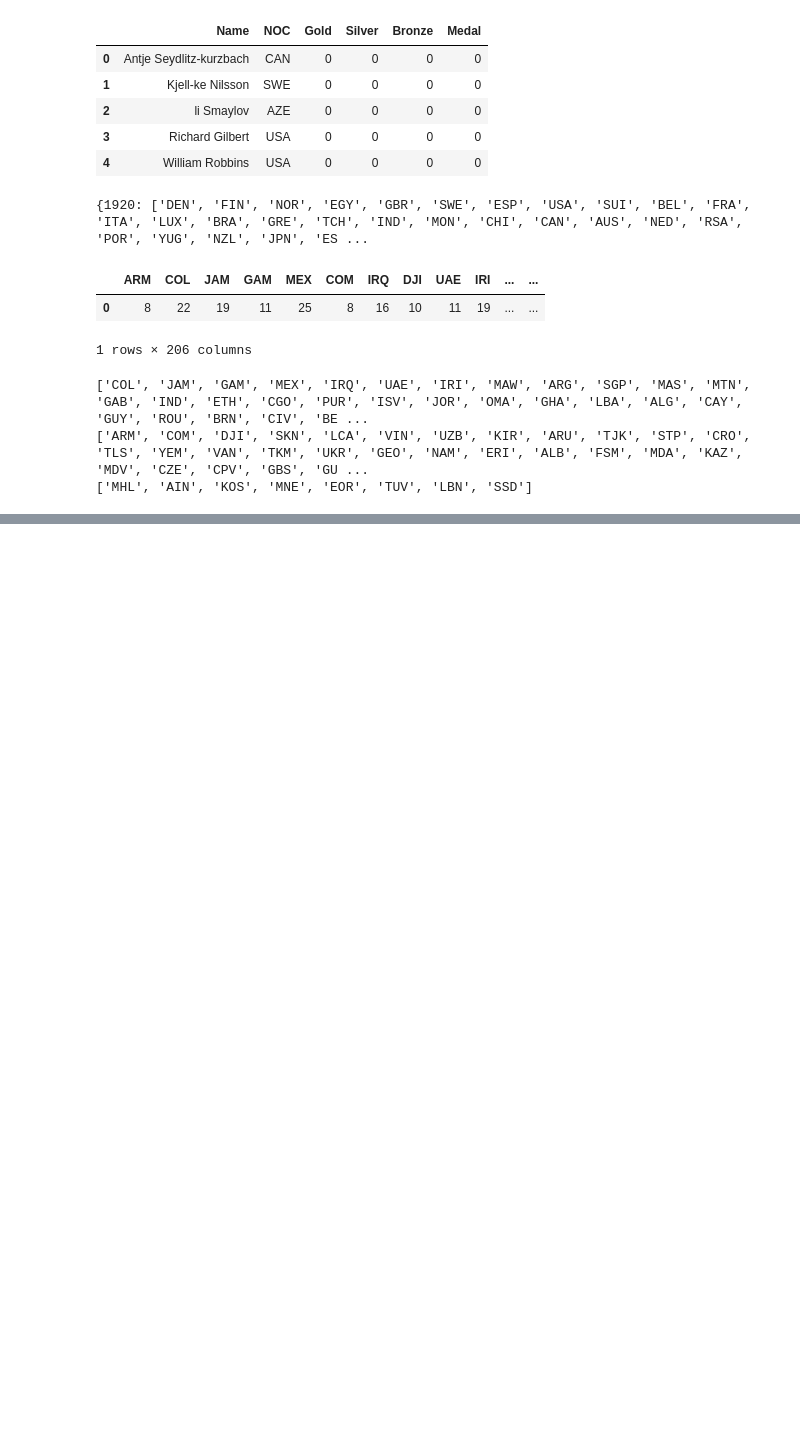
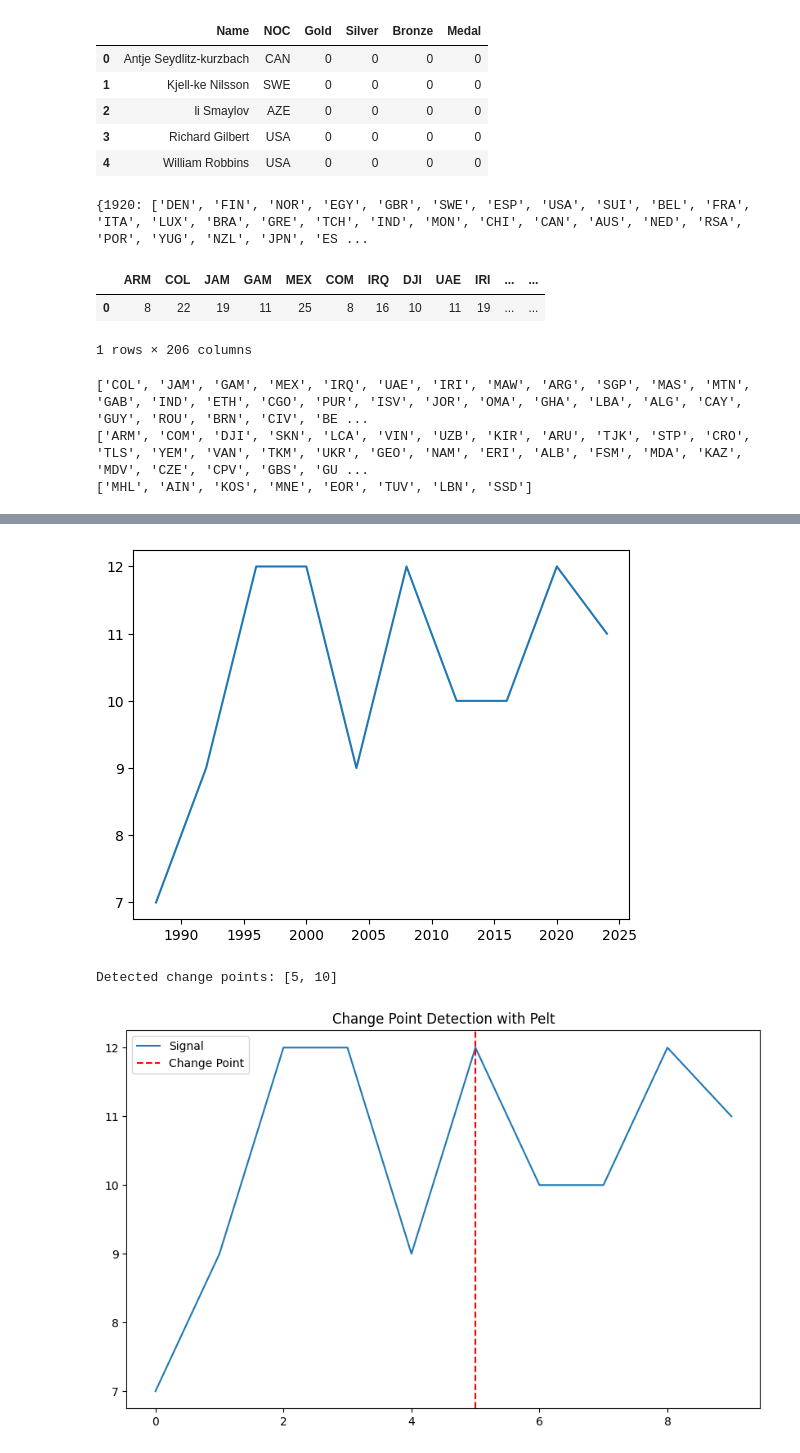
Before and after one commit to VicissitudeChat9619/MCM_Document, a Jupyter notebook: code/class.ipynb, the cells around one changed output, grey strips where cells are left out. Drawn from its saved outputs; the diff is of its cells as text; code cells hidden in the pictures; blank space fills up the shorter version.

```diff
--- a/code/class.ipynb
+++ b/code/class.ipynb
@@ -436,0 +441,2 @@ MSE=9.794409334265037
+# %%
+noc_g=data.groupby('NOC')
@@ -436,0 +459,72 @@ MSE=9.794409334265037
+# %%
+def pelt(signal):
+    # 使用 Pelt 算法检测变化点
+    model = "l2"  # 损失函数，使用欧几里得距离
+    algo = rpt.Pelt(model=model).fit(signal)
+    penalty = 1  # 惩罚参数 beta
+    change_points = algo.predict(pen=penalty)
+
+    # 输出变化点
+    print("Detected change points:", change_points)
+
+    # 可视化
+    plt.figure(figsize=(10, 6))
+    plt.plot(signal, label="Signal")
+    for cp in change_points[:-1]:  # 不包含最后一个点
+        plt.axvline(x=cp, color="red", linestyle="--", label="Change Point")
+    plt.legend()
+    plt.title("Change Point Detection with Pelt")
+    plt.show()
+    return change_points
+
+
+# NOC为国家代码
+def func(NOC, sport_name):
+    # 参数NOC,sport_name表示要某个国家的某个运动的获奖分析
+    # 获得该国的运动员历史数据
+    noc_data = noc_g.get_group(NOC)
+
+    # 获得该国参参加过的运动项目
+    noc_sport = set(list(noc_data["Sport"]))
+
+    # 按照运动项目分组
+    noc_sport_g = noc_data.groupby("Sport")
+
+    # 遍历所有参加过的运动项目得到该项目每届获得的总奖牌数
+    # 设置集合，key为运动项目名称，值为运动项目每一届的获奖情况
+    summer_sport_medals = {i: [] for i in noc_sport}
+    # 设置集合，key为运动项目名称，值为运动项目参与的年份
+    summer_sport_years = {i: [] for i in noc_sport}
+    for sport in noc_sport:
+        # 获得该国该项目每届每个运动员的获奖情况：
+        noc_sport_data = noc_sport_g.get_group(sport)
+        # 按届分类
+        noc_sport_year_g = noc_sport_data.groupby("Year")
+        # 得到每一届的年份并按照从小到大排序
+        years = set(list(noc_sport_data["Year"]))
+        years = list(years)
+        years = sorted(years)
+        # 加入years到集合中
+        summer_sport_years[sport] = years
+        medal_count = []
+        # 遍历每一届并记录下总奖牌数的数量
+        for year in years:
+            noc_sport_year_data = noc_sport_year_g.get_group(year)
+            tem = noc_sport_year_data["Medal"].values
+            n = len(tem[tem != "No medal"])
+            medal_count.append(n)
+        # 将历史获奖情况放入到集合中
+        summer_sport_medals[sport] = medal_count
+    ###########################################################################
+    ##由于此方格目的是为了举例子因此我们索引到Table Tennis来获得CHN国的历史获奖情况##
+    ############################################################################
+    arr = summer_sport_medals[sport_name]
+    plt.figure()
+    plt.plot(summer_sport_years[sport_name], arr)
+    plt.show()
+    ## 我们进行pelt算法检测返回为教练效应点
+    pelt(np.array(arr))
+# %% [output]
+[figure, added]
+Detected change points: [5, 10]
+[figure, added]
```
Also changed, not shown: parts of 6 cells of this notebook.
